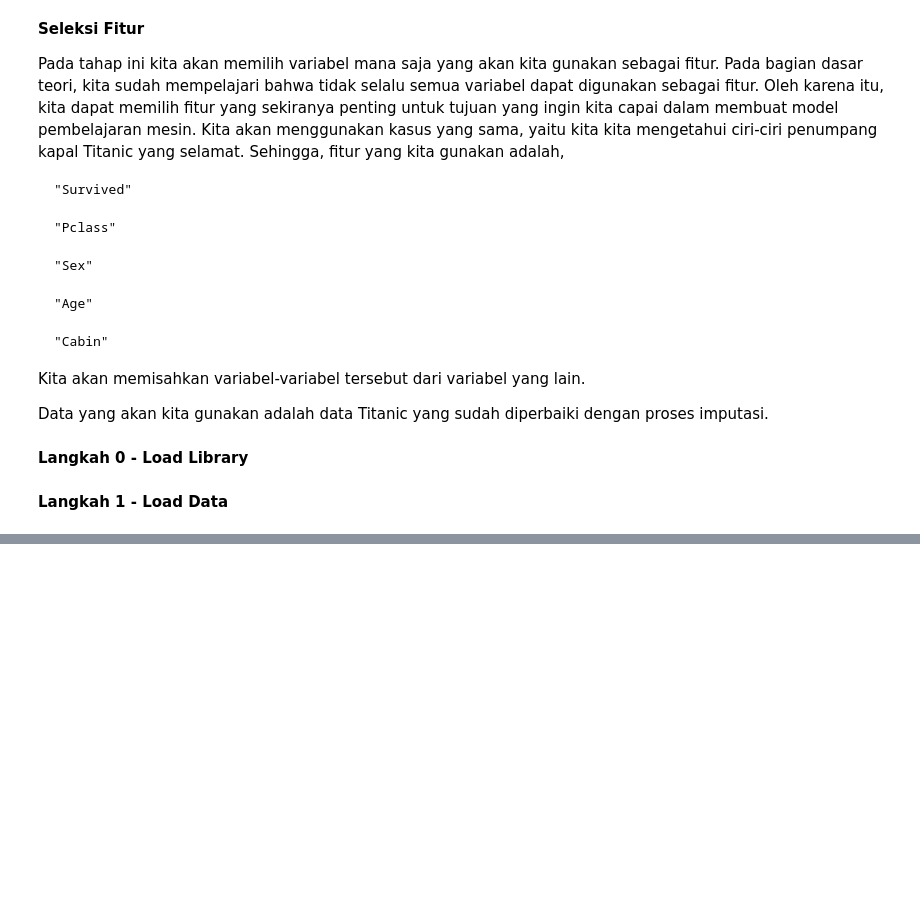
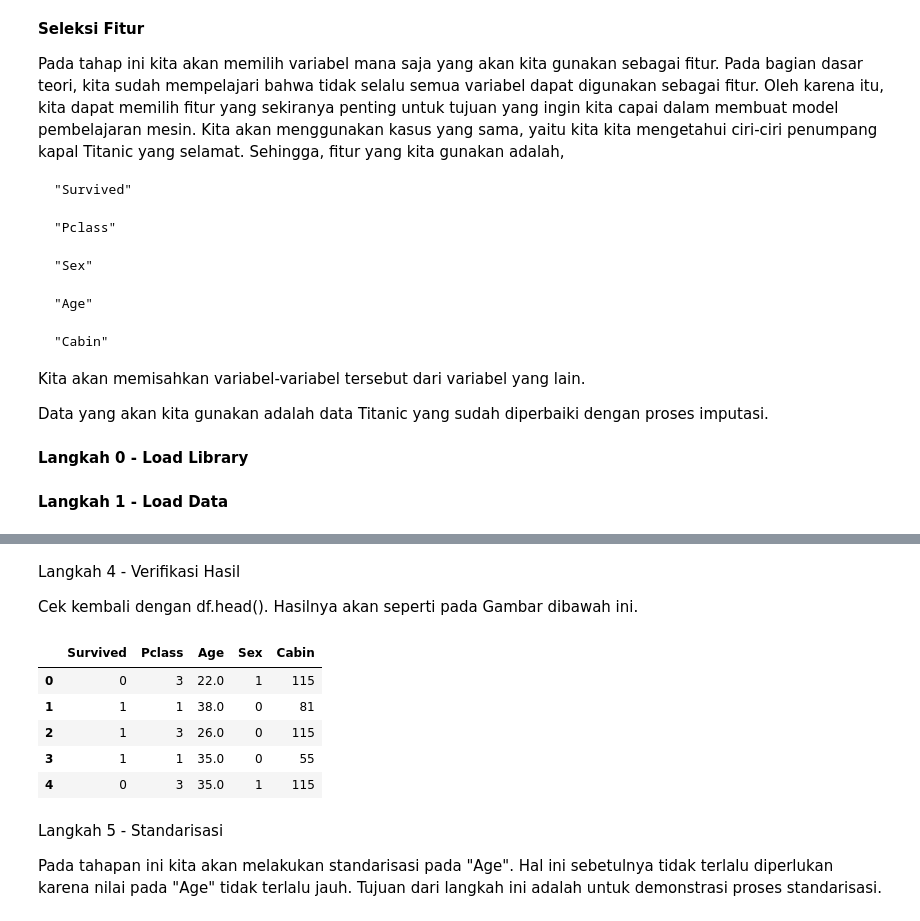
Before and after one commit to Rageel-28/244107020136-Machine-Learning, a Jupyter notebook: JS02/JS02-03.ipynb, the cells around one changed output, grey strips where cells are left out. Cells and saved outputs as stored; diff of their text form; code cells hidden in the pictures; blank space fills up the shorter version.

```diff
--- a/JS02/JS02-03.ipynb
+++ b/JS02/JS02-03.ipynb
@@ -33,0 +60,17 @@ FileNotFoundError: [Errno 2] No such file or directory: 'data/Titanic-Dataset-fi
+# %% [markdown]
+Langkah 4 - Verifikasi Hasil
+
+Cek kembali dengan df.head(). Hasilnya akan seperti pada Gambar dibawah ini.
+# %%
+df.head()
+# %% [output]
+|  | Survived | Pclass | Age | Sex | Cabin |
+| 0 | 0 | 3 | 22.0 | 1 | 115 |
+| 1 | 1 | 1 | 38.0 | 0 | 81 |
+| 2 | 1 | 3 | 26.0 | 0 | 115 |
+| 3 | 1 | 1 | 35.0 | 0 | 55 |
+| 4 | 0 | 3 | 35.0 | 1 | 115 |
+# %% [markdown]
+Langkah 5 - Standarisasi
+
+Pada tahapan ini kita akan melakukan standarisasi pada "Age". Hal ini sebetulnya tidak terlalu diperlukan karena nilai pada "Age" tidak terlalu jauh. Tujuan dari langkah ini adalah untuk demonstrasi proses standarisasi.
```
Also changed, not shown: parts of 8 cells of this notebook.
